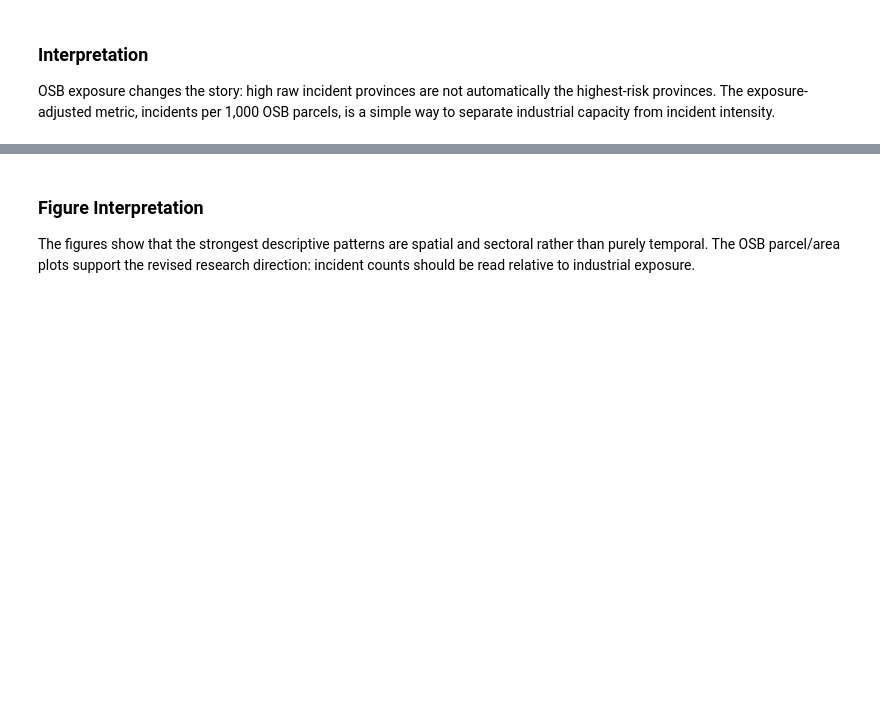
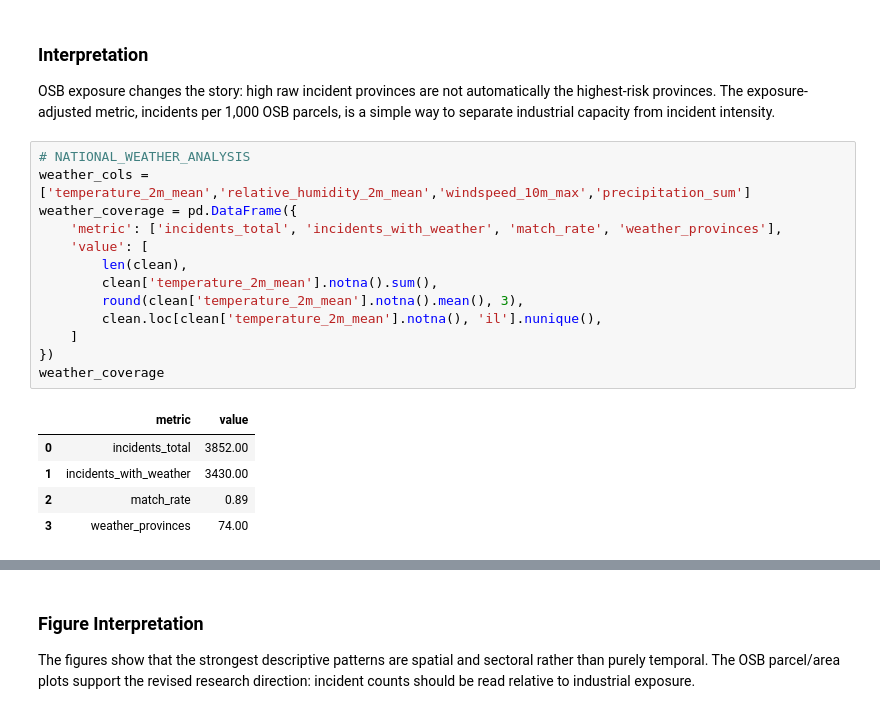
Before and after one commit to kutluhangok/istanbul-industrial-fires, a Jupyter notebook: notebooks/01_eda.ipynb, the cells around one changed output, grey strips where cells are left out. Saved outputs shown, nothing was run; the diff lists cells and outputs as text; blank space fills up the shorter version.

```diff
--- a/notebooks/01_eda.ipynb
+++ b/notebooks/01_eda.ipynb
@@ -129,3 +129,22 @@ province_exposure.sort_values('incidents_per_1000_parcels', ascending=False).hea
 # %% [markdown]
 ### Interpretation
 OSB exposure changes the story: high raw incident provinces are not automatically the highest-risk provinces. The exposure-adjusted metric, incidents per 1,000 OSB parcels, is a simple way to separate industrial capacity from incident intensity.
+# %%
+# NATIONAL_WEATHER_ANALYSIS
+weather_cols = ['temperature_2m_mean','relative_humidity_2m_mean','windspeed_10m_max','precipitation_sum']
+weather_coverage = pd.DataFrame({
+    'metric': ['incidents_total', 'incidents_with_weather', 'match_rate', 'weather_provinces'],
+    'value': [
+        len(clean),
+        clean['temperature_2m_mean'].notna().sum(),
+        round(clean['temperature_2m_mean'].notna().mean(), 3),
+        clean.loc[clean['temperature_2m_mean'].notna(), 'il'].nunique(),
+    ]
+})
+weather_coverage
+# %% [output]
+|  | metric | value |
+| 0 | incidents_total | 3852.00 |
+| 1 | incidents_with_weather | 3430.00 |
+| 2 | match_rate | 0.89 |
+| 3 | weather_provinces | 74.00 |
```
Also changed, not shown: parts of 6 cells of this notebook, 27 other files.
